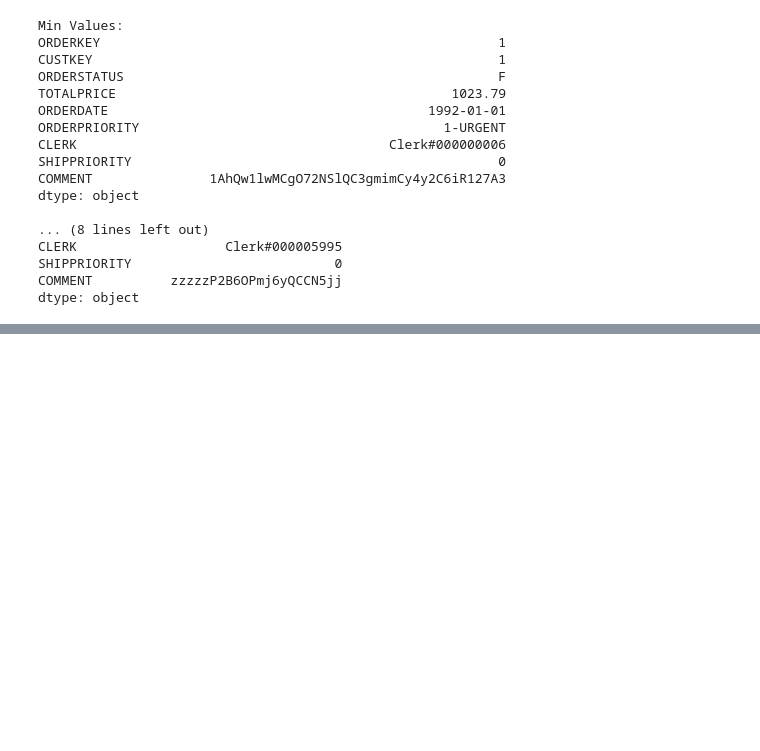
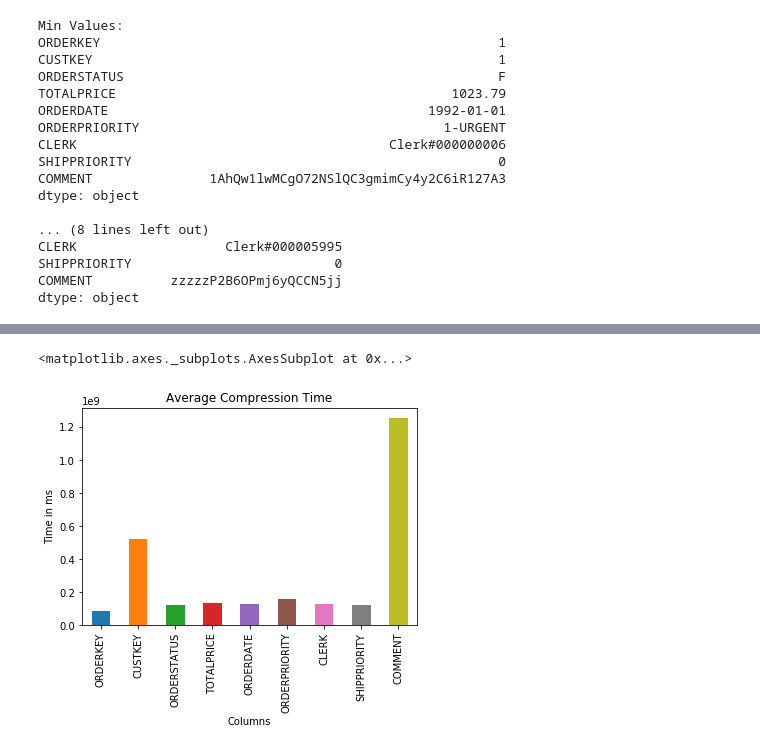
Before and after one commit to paszin/TuCompression, a Jupyter notebook: python/Tuc.ipynb, the cells around one changed output, grey strips where cells are left out. Drawn from its saved outputs; the diff is of its cells as text; code cells hidden in the pictures; blank space fills up the shorter version.

```diff
--- a/python/Tuc.ipynb
+++ b/python/Tuc.ipynb
@@ -153,0 +173,8 @@ ax
+# %%
+data = pd.read_csv('../data/dictionary/decompression_times.csv', sep=',')
+ax = data.apply(pd.Series.mean).plot(kind='bar', title='Average Compression Time')
+ax.set(xlabel='Columns', ylabel='Time in ms')
+ax
+# %% [output]
+<matplotlib.axes._subplots.AxesSubplot at 0x...>
+[figure, added]
```
Also changed, not shown: parts of 6 cells of this notebook.
